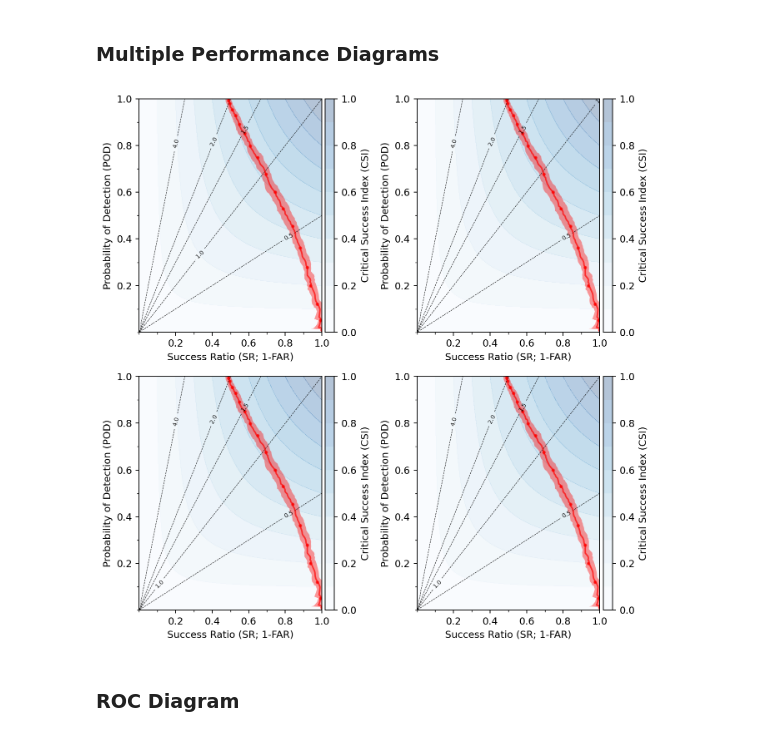
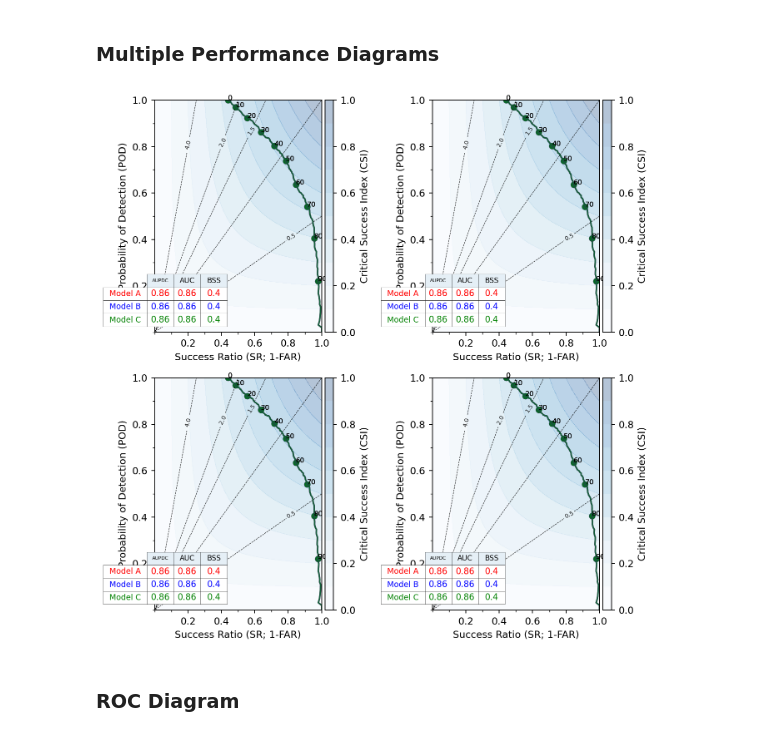
Before and after one commit to monte-flora/verification_diagrams, a Jupyter notebook: notebooks/tutorial.ipynb, the cells around one changed output. Saved outputs shown, nothing was run; the diff lists cells and outputs as text; code cells hidden in the pictures.

```diff
--- a/notebooks/tutorial.ipynb
+++ b/notebooks/tutorial.ipynb
@@ -14,11 +22,24 @@ import matplotlib.pyplot as plt
+# %%
+def ratio_func(y, multiplier, minority_class):
+    target_stats = Counter(y)
+    return {minority_class: int(multiplier * target_stats[minority_class])}
 # %%
 X, y = make_classification(10000,
-    n_features=10, n_redundant=0, n_informative=2, random_state=1, n_clusters_per_class=1, class_sep=0.4
+    n_features=10, n_redundant=0, n_informative=2, random_state=1, n_clusters_per_class=1, class_sep=0.6
 )
 
+multiplier = 0.8
+X_resampled, y_resampled = make_imbalance(
+        X,
+        y,
+        sampling_strategy=ratio_func,
+        **{"multiplier": multiplier, "minority_class": 1},
+    )
+
 X_train, X_test, y_train, y_test = train_test_split(
-        X, y, test_size=0.4, random_state=42
+        X_resampled, y_resampled, test_size=0.4, random_state=42
     )
+
 
 lr = LogisticRegression().fit(X_train, y_train)
 y_pred = lr.predict_proba(X_test)[:,1]
@@ -43,0 +46,13 @@ vd.plot('performance', xx, yy)
+# %%
+# Setting metric to "performance" will generate performance diagram curves
+# There is also "reliability" and "roc" as options
+
+# y_pred is a list of arrays. I.e., evaluating multiple methods.
+
+xx, yy, scores = sklearn_curve_bootstrap(y_test, y_pred, metric='performance',
+                                         n_boot=3, groups=None,
+                                         scorers={'AUPDC' : average_precision_score,
+                                                  'AUC' : roc_auc_score,
+                                                  'BSS' : brier_skill_score,
+                                                 },
+                            random_seed=42)
@@ -43,0 +61,8 @@ vd.plot('performance', xx, yy)
+# %%
+vd = VerificationDiagram()
+
+scores = {'Model A' : scores, 'Model B' : scores, 'Model C' : scores}
+_xx = {'Model A' : xx, 'Model B' : xx, 'Model C' : xx}
+_yy = {'Model A' : yy, 'Model B' : yy, 'Model C' : yy}
+
+ax = vd.plot('performance', _xx, _yy, scores=scores,  add_dots=False, add_max_marker=True)
@@ -46,11 +73,11 @@ vd.plot('performance', xx, yy)
 # %%
 vd = VerificationDiagram()
 fig, axes = plt.subplots(dpi=170, nrows=2, ncols=2, figsize=(8,8))
 for ax in axes.flat:
-    vd.plot('performance', xx, yy, ax=ax)
+    vd.plot('performance', _xx, _yy, ax=ax, scores=scores)
 fig.tight_layout()
 # %% [output]
-[figure, old version]
+[figure, new version]
 # %% [markdown]
 ### ROC Diagram
 # %%
```
Also changed, not shown: parts of 14 cells of this notebook, 3 other files.
